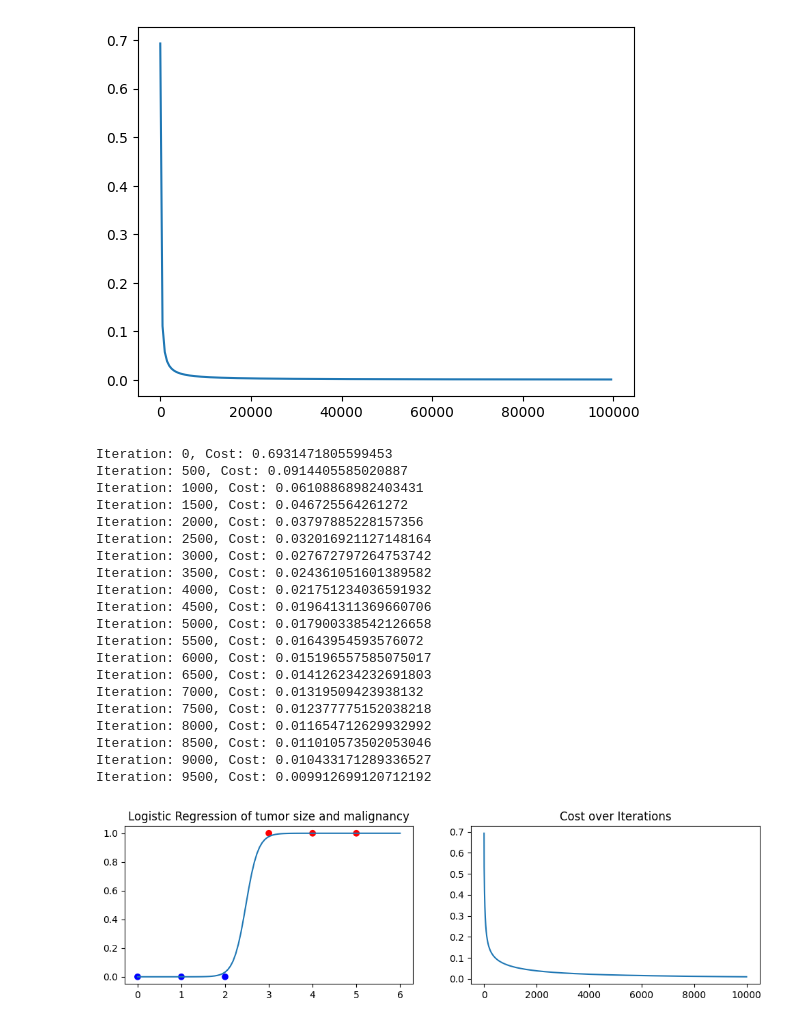
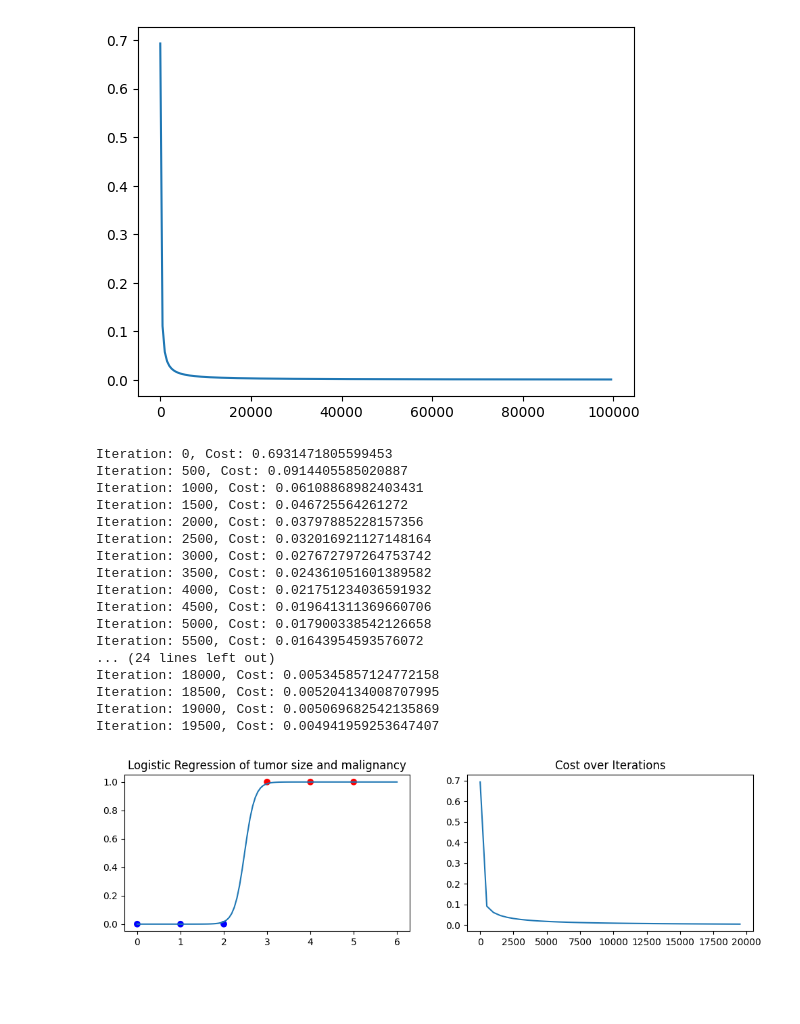
Before and after one commit to fengzhang789/Machine-Learning-Practice-Sets, a Jupyter notebook: Logistic Regression/logistic-regression-predictor.ipynb, the cells around one changed output. Drawn from its saved outputs; the diff is of its cells as text; code cells hidden in the pictures; blank space fills up the shorter version.

```diff
--- a/Logistic Regression/logistic-regression-predictor.ipynb
+++ b/Logistic Regression/logistic-regression-predictor.ipynb
@@ -94,46 +94,44 @@ y_train = np.array([0,  0, 0, 1, 1, 1])
 w_initial = np.zeros((x_train.shape[1],))
 b_initial = 0
 alpha = 0.3
-iter = 10000
+iter = 20000
+
 colors = ['blue' if label == 0 else 'red' for label in y_train]
 
 
 w_final, b_final, costs, iterations = gradient_descent(x_train, y_train, w_initial, b_initial, alpha, iter)
 x_range = np.linspace(0, 6, 100)
 y_range = []
 
 for i in range(len(x_range)):
     y_range.append(hypothesis(np.array([x_range[i]]), np.array(w_final), b_final))
 
 np.array(y_range)
 
 fig,axs = plt.subplots(1,2,figsize=(12,3))
 axs[0].scatter(x_train, y_train, c=colors)
 axs[0].plot(x_range, y_range)
 axs[0].title.set_text('Logistic Regression of tumor size and malignancy')
 
 axs[1].plot(iterations, costs)
 axs[1].title.set_text('Cost over Iterations')
 plt.show()
 # %% [output]
 Iteration: 0, Cost: 0.6931471805599453
 Iteration: 500, Cost: 0.0914405585020887
 Iteration: 1000, Cost: 0.06108868982403431
 Iteration: 1500, Cost: 0.046725564261272
 Iteration: 2000, Cost: 0.03797885228157356
 Iteration: 2500, Cost: 0.032016921127148164
 Iteration: 3000, Cost: 0.027672797264753742
 Iteration: 3500, Cost: 0.024361051601389582
 Iteration: 4000, Cost: 0.021751234036591932
 Iteration: 4500, Cost: 0.019641311369660706
 Iteration: 5000, Cost: 0.017900338542126658
 Iteration: 5500, Cost: 0.01643954593576072
-Iteration: 6000, Cost: 0.015196557585075017
-Iteration: 6500, Cost: 0.014126234232691803
-Iteration: 7000, Cost: 0.01319509423938132
-Iteration: 7500, Cost: 0.012377775152038218
-Iteration: 8000, Cost: 0.011654712629932992
-Iteration: 8500, Cost: 0.011010573502053046
-Iteration: 9000, Cost: 0.010433171289336527
-Iteration: 9500, Cost: 0.009912699120712192
+... (24 lines left out)
+Iteration: 18000, Cost: 0.005345857124772158
+Iteration: 18500, Cost: 0.005204134008707995
+Iteration: 19000, Cost: 0.005069682542135869
+Iteration: 19500, Cost: 0.004941959253647407
-[figure, old version]
+[figure, new version]
```
Also changed, not shown: 7 other files.
